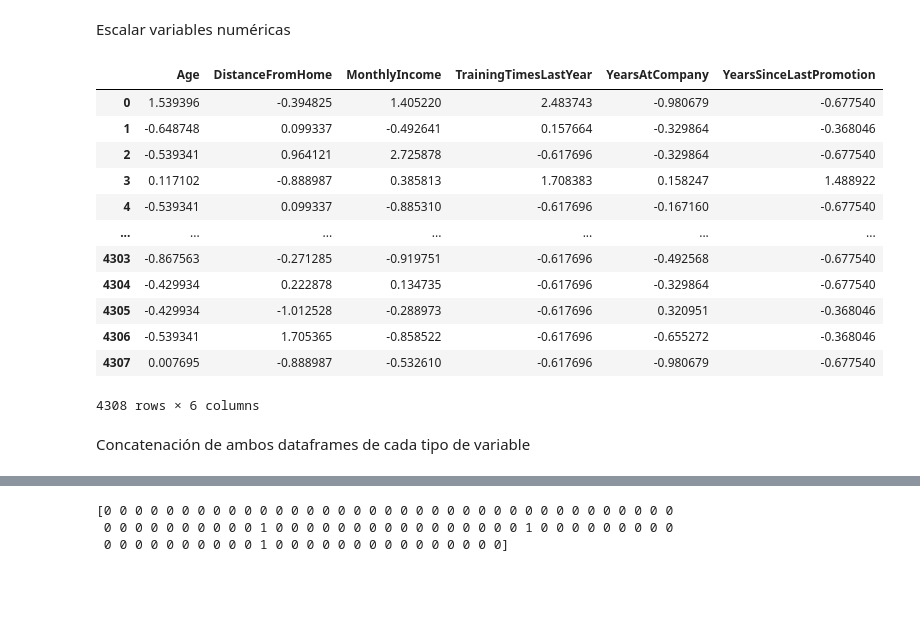
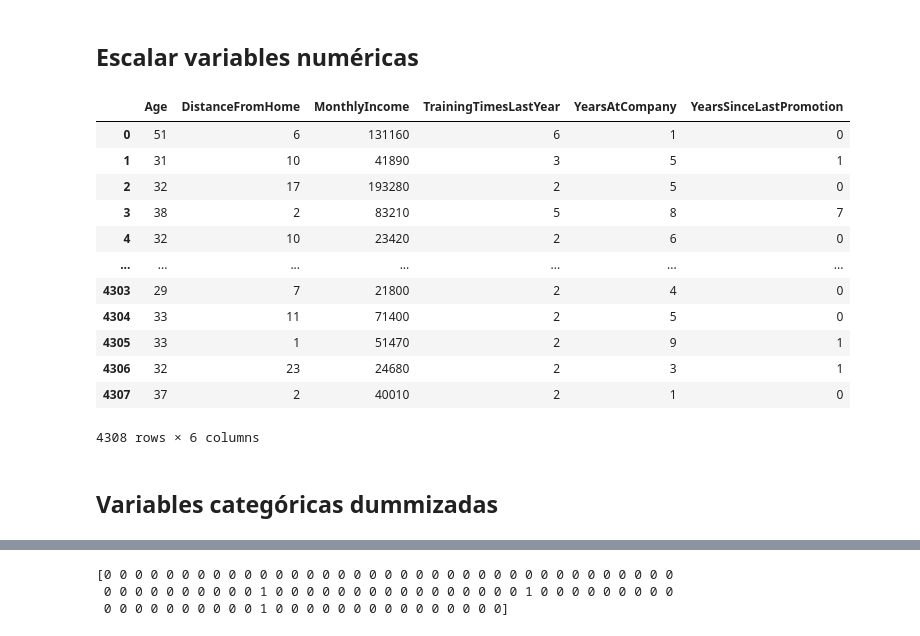
Before and after one commit to Leostark95/Analitica_3_Proyecto_1, a Jupyter notebook: e_Modelos.ipynb, the cells around one changed output, grey strips where cells are left out. Saved outputs shown, nothing was run; the diff lists cells and outputs as text; code cells hidden in the pictures; blank space fills up the shorter version.

```diff
--- a/e_Modelos.ipynb
+++ b/e_Modelos.ipynb
@@ -75,3 +36,3 @@ v_cat
-# %% [markdown]
-Escalar variables numéricas
+# %% [markdown]
+## <font color='157699'> Escalar variables numéricas
 # %%
@@ -89,20 +46,20 @@ def escalar_datos(v_num):
     return v_num_esc_df
 # %%
 v_num_esc=escalar_datos(v_num)
-v_num_esc
+v_num
 # %% [output]
 |  | Age | DistanceFromHome | MonthlyIncome | TrainingTimesLastYear | YearsAtCompany | YearsSinceLastPromotion |
-| 0 | 1.539396 | -0.394825 | 1.405220 | 2.483743 | -0.980679 | -0.677540 |
-| 1 | -0.648748 | 0.099337 | -0.492641 | 0.157664 | -0.329864 | -0.368046 |
-| 2 | -0.539341 | 0.964121 | 2.725878 | -0.617696 | -0.329864 | -0.677540 |
-| 3 | 0.117102 | -0.888987 | 0.385813 | 1.708383 | 0.158247 | 1.488922 |
-| 4 | -0.539341 | 0.099337 | -0.885310 | -0.617696 | -0.167160 | -0.677540 |
+| 0 | 51 | 6 | 131160 | 6 | 1 | 0 |
+| 1 | 31 | 10 | 41890 | 3 | 5 | 1 |
+| 2 | 32 | 17 | 193280 | 2 | 5 | 0 |
+| 3 | 38 | 2 | 83210 | 5 | 8 | 7 |
+| 4 | 32 | 10 | 23420 | 2 | 6 | 0 |
 | ... | ... | ... | ... | ... | ... | ... |
-| 4303 | -0.867563 | -0.271285 | -0.919751 | -0.617696 | -0.492568 | -0.677540 |
-| 4304 | -0.429934 | 0.222878 | 0.134735 | -0.617696 | -0.329864 | -0.677540 |
-| 4305 | -0.429934 | -1.012528 | -0.288973 | -0.617696 | 0.320951 | -0.368046 |
-| 4306 | -0.539341 | 1.705365 | -0.858522 | -0.617696 | -0.655272 | -0.368046 |
-| 4307 | 0.007695 | -0.888987 | -0.532610 | -0.617696 | -0.980679 | -0.677540 |
+| 4303 | 29 | 7 | 21800 | 2 | 4 | 0 |
+| 4304 | 33 | 11 | 71400 | 2 | 5 | 0 |
+| 4305 | 33 | 1 | 51470 | 2 | 9 | 1 |
+| 4306 | 32 | 23 | 24680 | 2 | 3 | 1 |
+| 4307 | 37 | 2 | 40010 | 2 | 1 | 0 |
 4308 rows × 6 columns
-# %% [markdown]
-Concatenación de ambos dataframes de cada tipo de variable
+# %% [markdown]
+## <font color='157699'> Variables categóricas dummizadas
```
Also changed, not shown: parts of 81 cells of this notebook, 6 other files.
